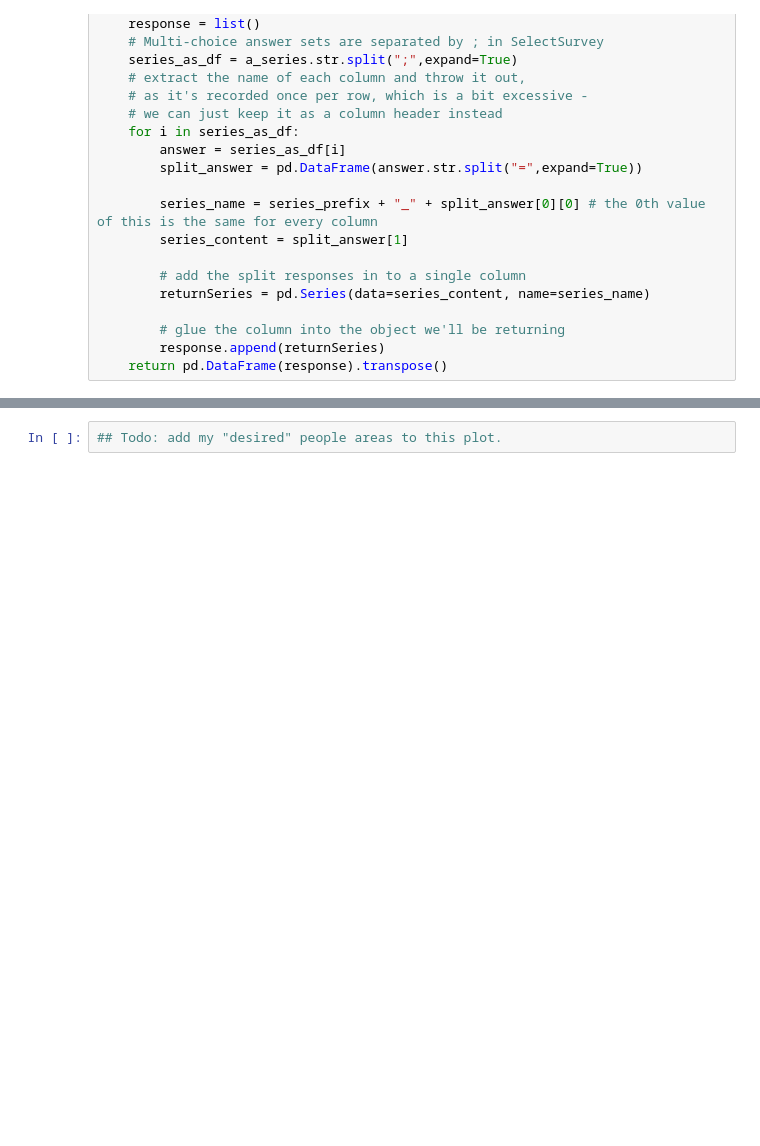
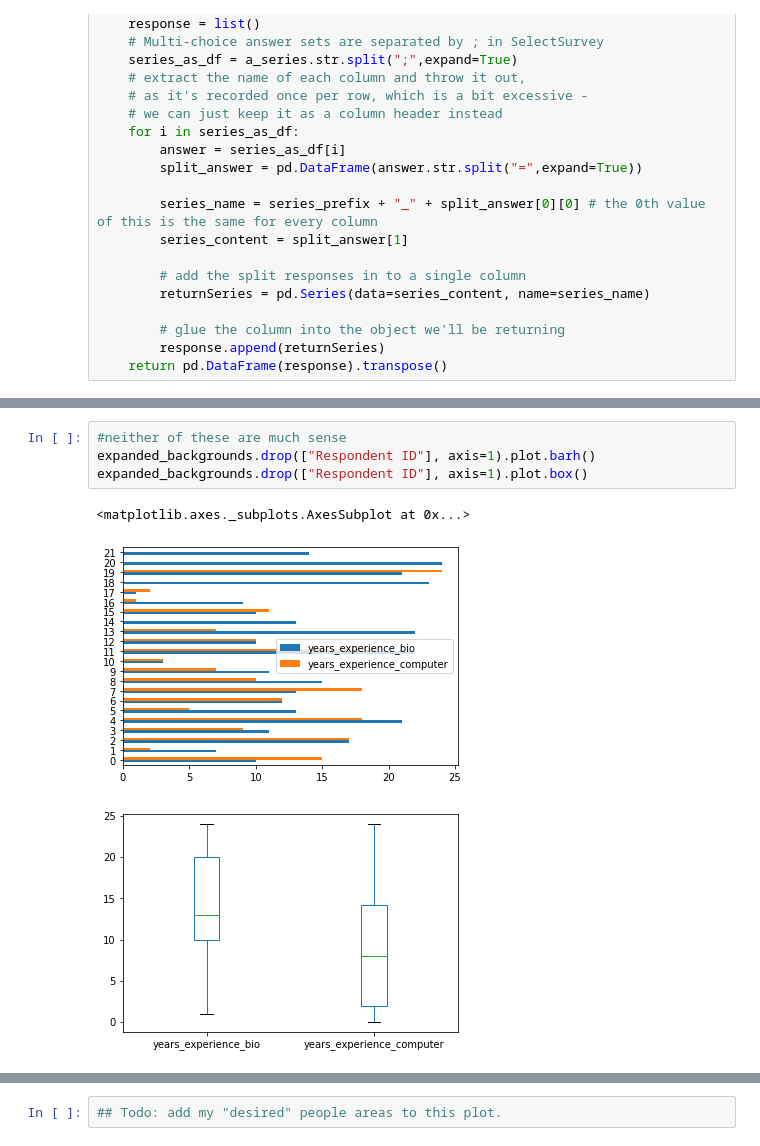
Before and after one commit to yochannah/subjective-data-models-analysis, a Jupyter notebook: import_data.ipynb, the cells around one changed output, grey strips where cells are left out. Cells and saved outputs as stored; diff of their text form; blank space fills up the shorter version.

```diff
--- a/import_data.ipynb
+++ b/import_data.ipynb
@@ -129,2 +123,10 @@ expanded_backgrounds.plot.box()
+# %%
+#neither of these are much sense
+expanded_backgrounds.drop(["Respondent ID"], axis=1).plot.barh()
+expanded_backgrounds.drop(["Respondent ID"], axis=1).plot.box()
+# %% [output]
+<matplotlib.axes._subplots.AxesSubplot at 0x...>
+[figure, added]
+[figure, added]
 # %%
 #bio xp (years) vs computer xp (years)
```
Also changed, not shown: parts of 16 cells of this notebook, 1 other file.
